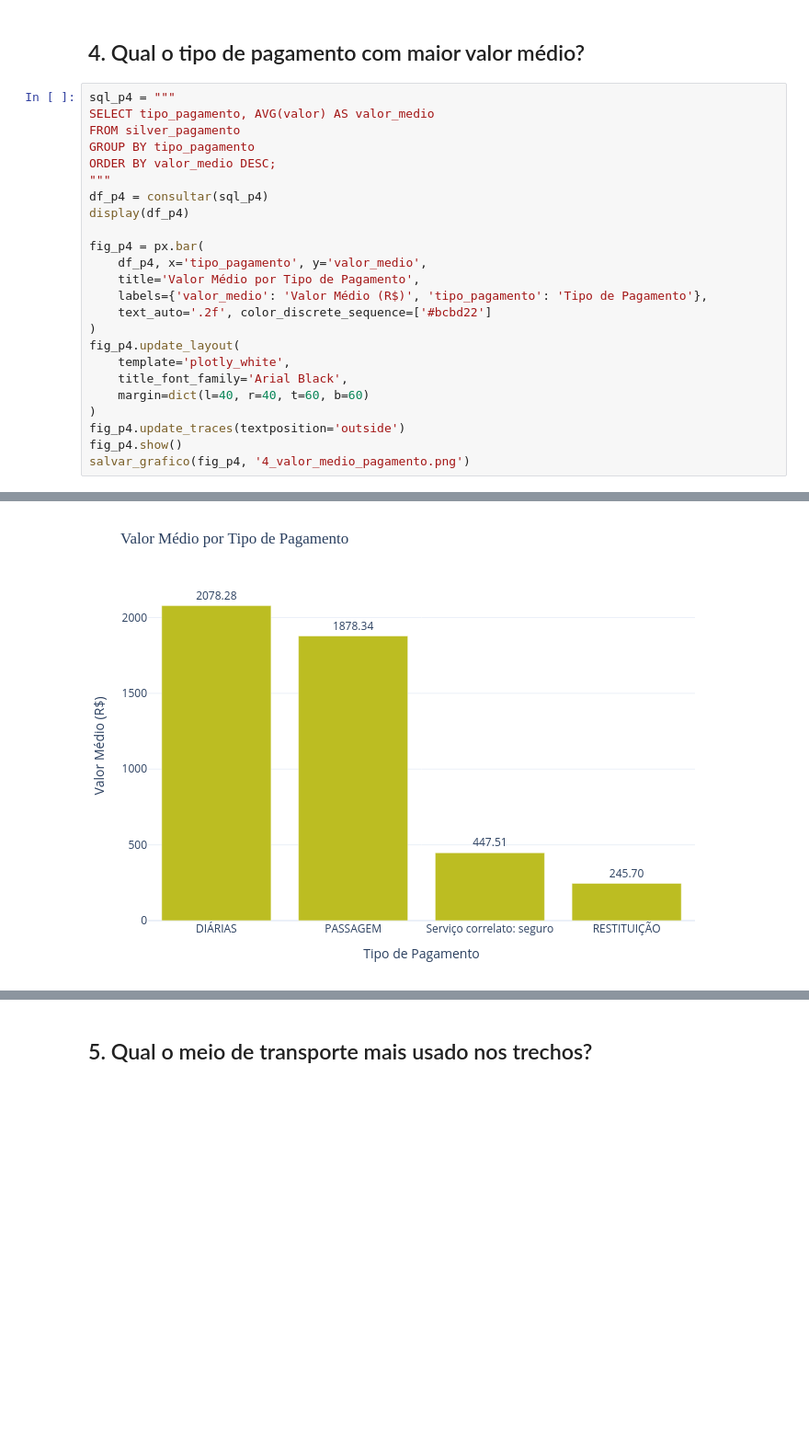
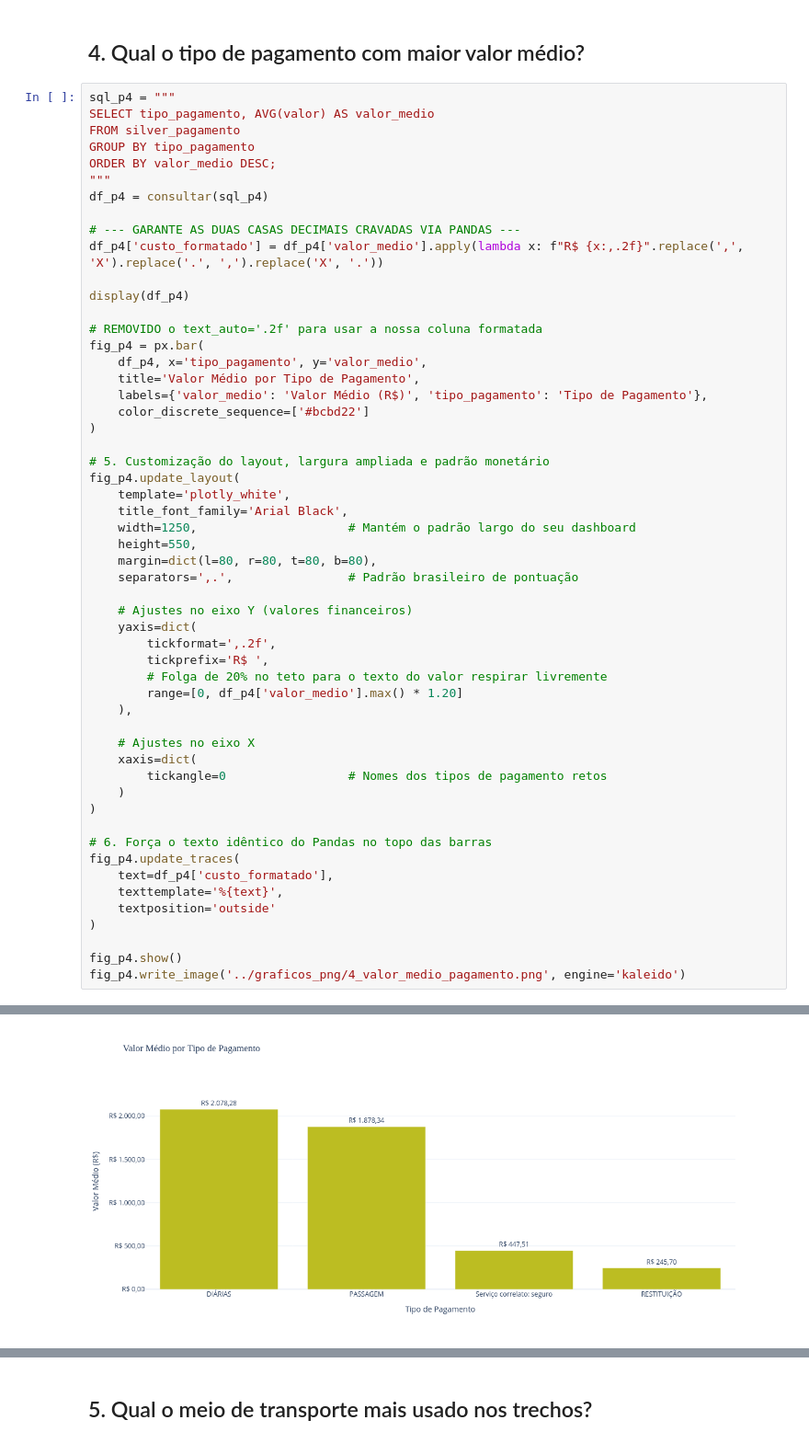
Before and after one commit to zurcx/desafio_transparencia_cruz_project, a Jupyter notebook: scripts/3_analisev1.ipynb, the cells around one changed output, grey strips where cells are left out. Shown at 92% size. Cells and saved outputs as stored; diff of their text form; blank space fills up the shorter version.

```diff
--- a/scripts/3_analisev1.ipynb
+++ b/scripts/3_analisev1.ipynb
@@ -181,20 +272,50 @@ GROUP BY tipo_pagamento
 ORDER BY valor_medio DESC;
 """
 df_p4 = consultar(sql_p4)
+
+# --- GARANTE AS DUAS CASAS DECIMAIS CRAVADAS VIA PANDAS ---
+df_p4['custo_formatado'] = df_p4['valor_medio'].apply(lambda x: f"R$ {x:,.2f}".replace(',', 'X').replace('.', ',').replace('X', '.'))
+
 display(df_p4)
 
+# REMOVIDO o text_auto='.2f' para usar a nossa coluna formatada
 fig_p4 = px.bar(
     df_p4, x='tipo_pagamento', y='valor_medio',
     title='Valor Médio por Tipo de Pagamento',
     labels={'valor_medio': 'Valor Médio (R$)', 'tipo_pagamento': 'Tipo de Pagamento'},
-    text_auto='.2f', color_discrete_sequence=['#bcbd22']
+    color_discrete_sequence=['#bcbd22']
 )
+
+# 5. Customização do layout, largura ampliada e padrão monetário
 fig_p4.update_layout(
     template='plotly_white',
     title_font_family='Arial Black',
-    margin=dict(l=40, r=40, t=60, b=60)
+    width=1250,                     # Mantém o padrão largo do seu dashboard
+    height=550,
+    margin=dict(l=80, r=80, t=80, b=80),
+    separators=',.',                # Padrão brasileiro de pontuação
+
+    # Ajustes no eixo Y (valores financeiros)
+    yaxis=dict(
+        tickformat=',.2f',
+        tickprefix='R$ ',
+        # Folga de 20% no teto para o texto do valor respirar livremente
+        range=[0, df_p4['valor_medio'].max() * 1.20]
+    ),
+
+    # Ajustes no eixo X
+    xaxis=dict(
+        tickangle=0                 # Nomes dos tipos de pagamento retos
+    )
 )
-fig_p4.update_traces(textposition='outside')
+
+# 6. Força o texto idêntico do Pandas no topo das barras
+fig_p4.update_traces(
+    text=df_p4['custo_formatado'],
+    texttemplate='%{text}',
+    textposition='outside'
+)
+
 fig_p4.show()
-salvar_grafico(fig_p4, '4_valor_medio_pagamento.png')
+fig_p4.write_image('../graficos_png/4_valor_medio_pagamento.png', engine='kaleido')
 # %% [output]
@@ -206 +327 @@ salvar_grafico(fig_p4, '4_valor_medio_pagamento.png')
-[figure, old version]
+[figure, new version]
```
Also changed, not shown: parts of 11 cells of this notebook, 14 other files.
